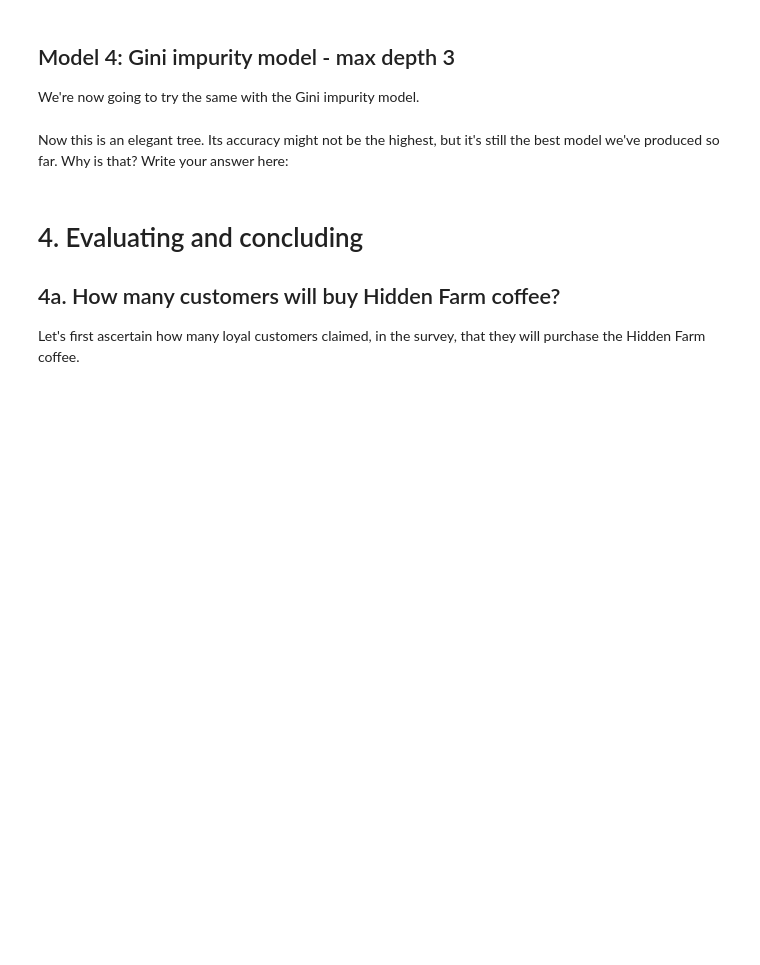
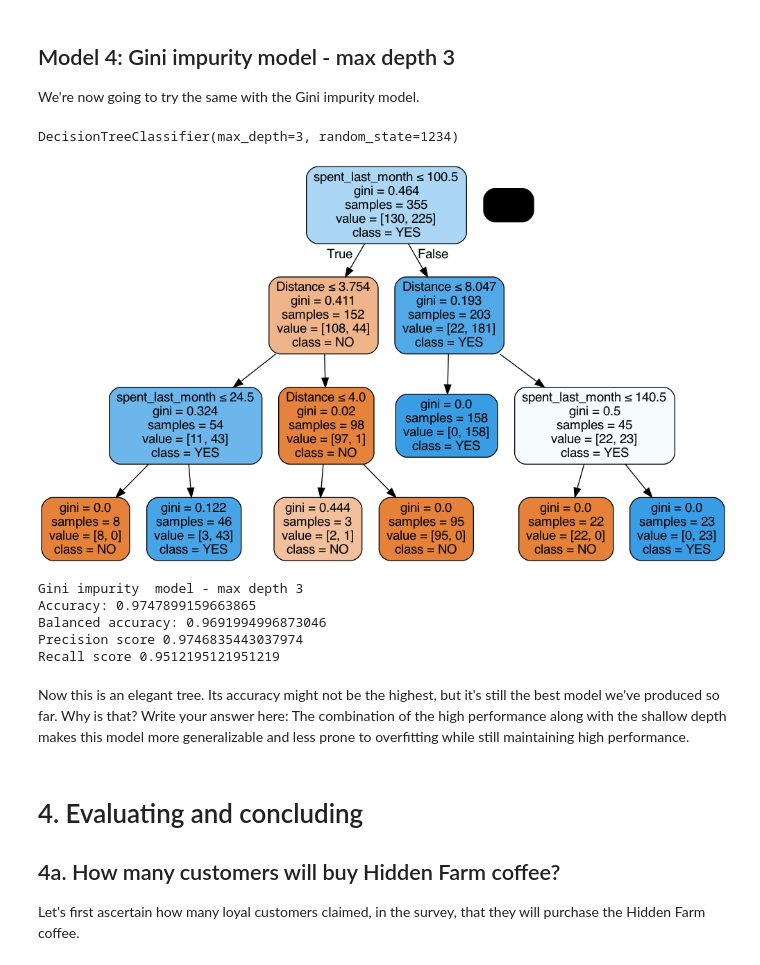
Before and after one commit to k9coates/Springboard-Decision-Tree-Speciality-Coffee-Case-Study, a Jupyter notebook: Springboard Decision Tree Specialty Coffee Case Study - Tier 3.ipynb, the cells around one changed output. Saved outputs shown, nothing was run; the diff lists cells and outputs as text; code cells hidden in the pictures; blank space fills up the shorter version.

Commit message:
adding final models and analysis

```diff
--- a/Springboard Decision Tree Specialty Coffee Case Study - Tier 3.ipynb
+++ b/Springboard Decision Tree Specialty Coffee Case Study - Tier 3.ipynb
@@ -510,7 +510,15 @@ So our accuracy decreased, but is this certainly an inferior tree to the max dep
 We're now going to try the same with the Gini impurity model.
 # %%
 # As before, make a variable, but call it gini_model2, and ensure the max_depth parameter is set to 3
-_ _ _ = _ _ _._ _ _(_ _ _ ='_ _ _ ', _ _ _ = 1234, _ _ _  = _ _ _ )
+gini_model2 = tree.DecisionTreeClassifier(criterion="gini", random_state = 1234, max_depth=3)
 
 # Do the fit, predict, and series transformations as before.
-_ _ _
+gini_model2.fit(X_train,y_train)
+
+y_pred = gini_model2.predict(X_test)
+
+y_pred = pd.Series(y_pred)
+
+gini_model2
+# %% [output]
+DecisionTreeClassifier(max_depth=3, random_state=1234)
@@ -524,11 +525,28 @@ _ _ _
+# %%
+dot_data = StringIO()
+tree.export_graphviz (gini_model2, out_file=dot_data,
+                filled=True, rounded=True,
+                special_characters=True, feature_names=X_train.columns,class_names = ["NO", "YES"])
+
+# Alternatively for class_names use gini_model.classes_
+graph = pydotplus.graph_from_dot_data(dot_data.getvalue())
+Image(graph.create_png())
+# %% [output]
+[figure, added]
 # %%
 print("Gini impurity  model - max depth 3")
 print("Accuracy:", metrics.accuracy_score(y_test,y_pred))
 print("Balanced accuracy:", metrics.balanced_accuracy_score(y_test,y_pred))
 print('Precision score' , metrics.precision_score(y_test,y_pred, pos_label = "YES"))
 print('Recall score' , metrics.recall_score(y_test,y_pred, pos_label = "NO"))
+# %% [output]
+Gini impurity  model - max depth 3
+Accuracy: 0.9747899159663865
+Balanced accuracy: 0.9691994996873046
+Precision score 0.9746835443037974
+Recall score 0.9512195121951219
 # %% [markdown]
-Now this is an elegant tree. Its accuracy might not be the highest, but it's still the best model we've produced so far. Why is that? Write your answer here:
+Now this is an elegant tree. Its accuracy might not be the highest, but it's still the best model we've produced so far. Why is that? Write your answer here: The combination of the high performance along with the shallow depth makes this model more generalizable and less prone to overfitting while still maintaining high performance.
 # %% [markdown]
 # 4. Evaluating and concluding
 ## 4a. How many customers will buy Hidden Farm coffee?
```
Also changed, not shown: parts of 11 cells of this notebook.
